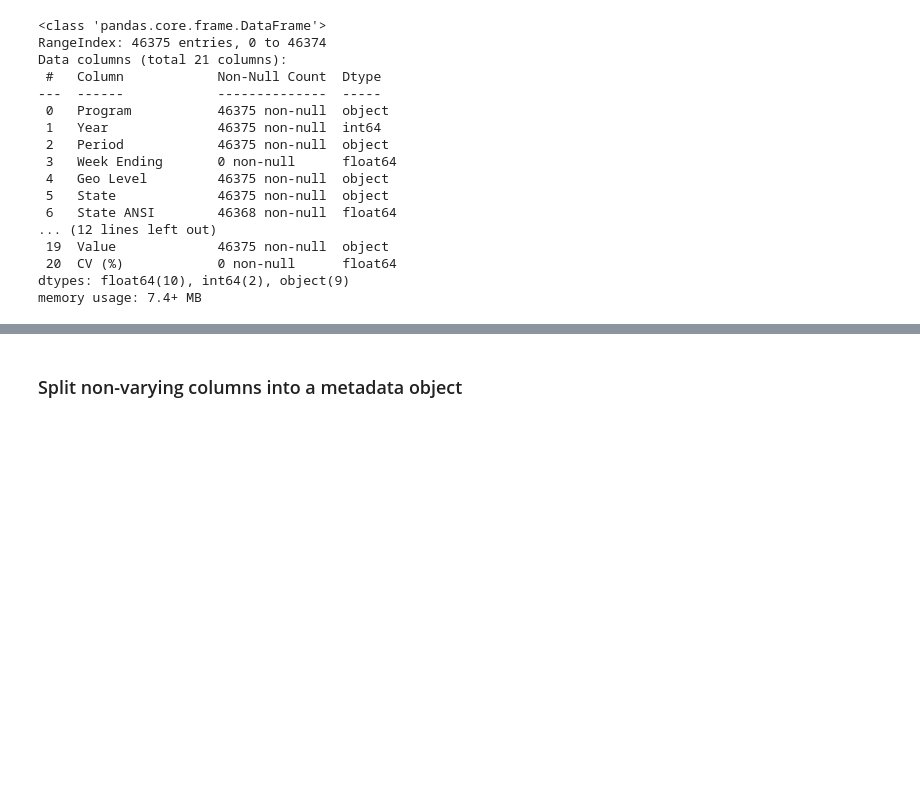
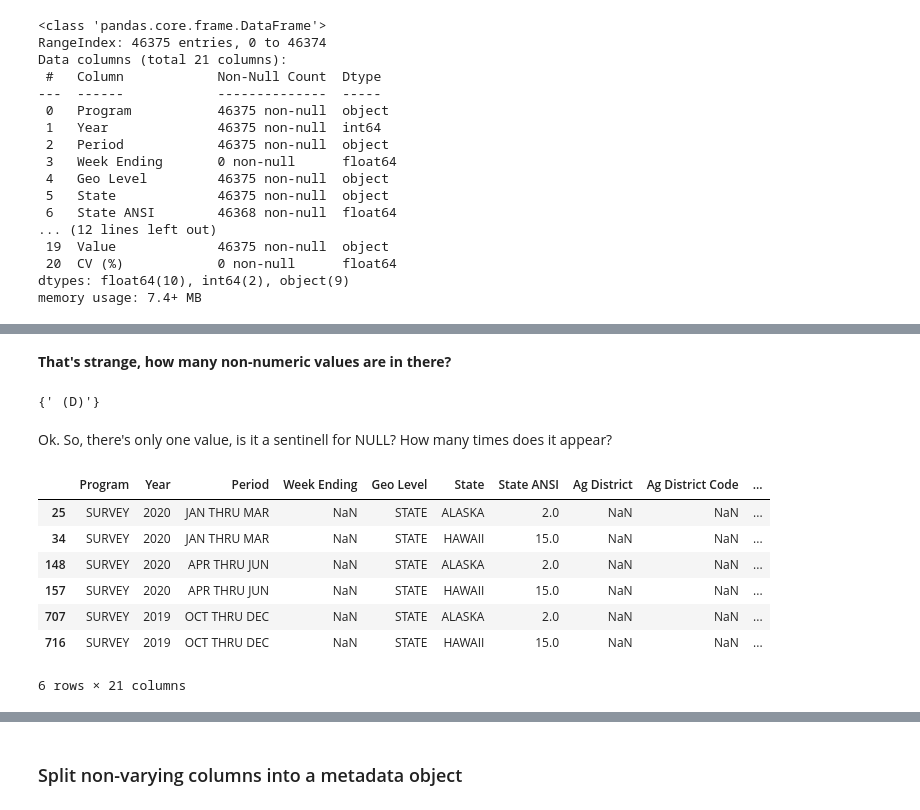
Before and after one commit to paulo-metrostar/NASS-MILK, a Jupyter notebook: enhance-milk-report-vis/1.0-get-data.ipynb, the cells around one changed output, grey strips where cells are left out. Cells and saved outputs as stored; diff of their text form; code cells hidden in the pictures; blank space fills up the shorter version.

```diff
--- a/enhance-milk-report-vis/1.0-get-data.ipynb
+++ b/enhance-milk-report-vis/1.0-get-data.ipynb
@@ -70,0 +106,20 @@ memory usage: 7.4+ MB
+# %% [markdown]
+**That's strange, how many non-numeric values are in there?**
+# %%
+# set comprehension to collect all the strings that aren't numeric
+{s for s in qs_df.Value if not re.sub(',', '', s).isnumeric()}
+# %% [output]
+{' (D)'}
+# %% [markdown]
+Ok. So, there's only one value, is it a sentinell for NULL? How many times does it appear?
+# %%
+qs_df[qs_df.Value == ' (D)']
+# %% [output]
+|  | Program | Year | Period | Week Ending | Geo Level | State | State ANSI | Ag District | Ag District Code | ... |
+| 25 | SURVEY | 2020 | JAN THRU MAR | NaN | STATE | ALASKA | 2.0 | NaN | NaN | ... |
+| 34 | SURVEY | 2020 | JAN THRU MAR | NaN | STATE | HAWAII | 15.0 | NaN | NaN | ... |
+| 148 | SURVEY | 2020 | APR THRU JUN | NaN | STATE | ALASKA | 2.0 | NaN | NaN | ... |
+| 157 | SURVEY | 2020 | APR THRU JUN | NaN | STATE | HAWAII | 15.0 | NaN | NaN | ... |
+| 707 | SURVEY | 2019 | OCT THRU DEC | NaN | STATE | ALASKA | 2.0 | NaN | NaN | ... |
+| 716 | SURVEY | 2019 | OCT THRU DEC | NaN | STATE | HAWAII | 15.0 | NaN | NaN | ... |
+6 rows × 21 columns
```
Also changed, not shown: parts of 42 cells of this notebook, 2 other files.
